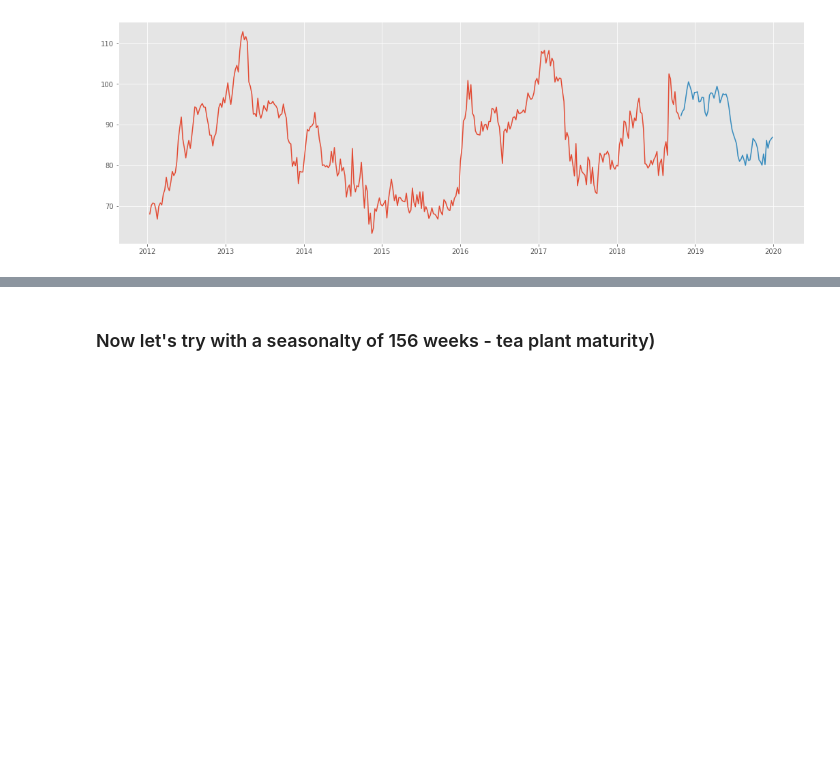
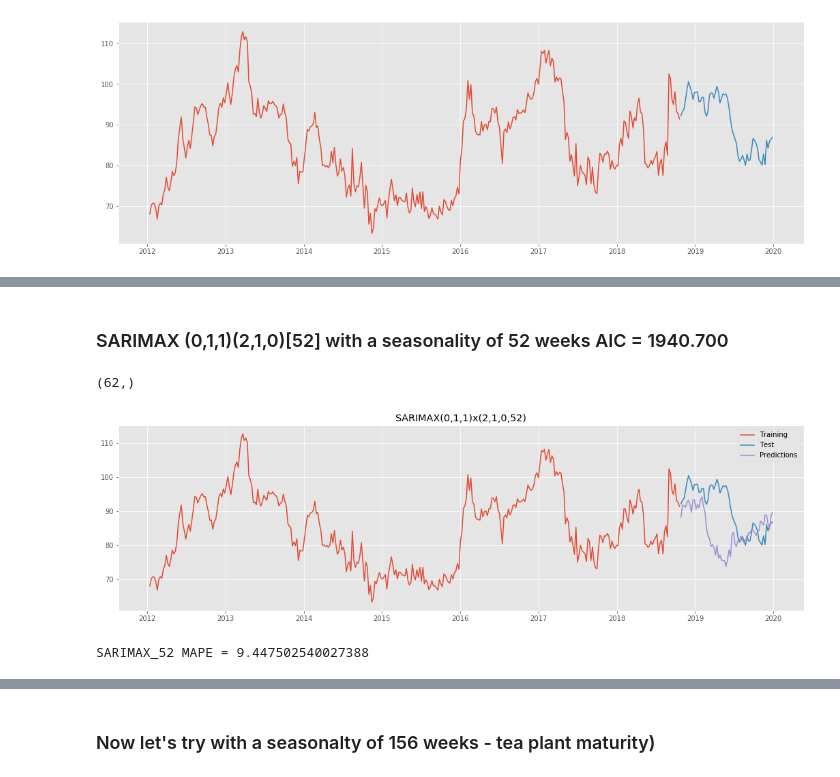
Before and after one commit to ArunMitra/Wholesale-Tea-Price-Prediction, a Jupyter notebook: Notebooks/tea_model_exploration_SARIMAX.ipynb, the cells around one changed output, grey strips where cells are left out. Saved outputs shown, nothing was run; the diff lists cells and outputs as text; code cells hidden in the pictures; blank space fills up the shorter version.

```diff
--- a/Notebooks/tea_model_exploration_SARIMAX.ipynb
+++ b/Notebooks/tea_model_exploration_SARIMAX.ipynb
@@ -480,0 +369,19 @@ _ = sm.graphics.tsa.plot_acf(SARIMAX_price_model.resid(), ax=ax)
+# %% [markdown]
+### SARIMAX (0,1,1)(2,1,0)[52] with a seasonality of 52 weeks AIC = 1940.700
+# %%
+predictions = pd.DataFrame(SARIMAX_52_price_model.predict(n_periods=62),index=price_series_test.index)
+predictions.columns = ['predicted_price']
+predictions.index.shape
+# %% [output]
+(62,)
+# %%
+plt.figure(figsize=(18,5))
+plt.plot(price_series_train, label='Training')
+plt.plot(price_series_test, label='Test')
+plt.plot(predictions.index, predictions, label='Predictions')
+plt.legend(loc='Left corner')
+plt.title('SARIMAX(0,1,1)x(2,1,0,52)')
+plt.savefig('../Images/SARIMAX(0,1,1)x(2,1,0,52)')
+plt.show()
+# %% [output]
+[figure, added]
@@ -480,0 +393,4 @@ _ = sm.graphics.tsa.plot_acf(SARIMAX_price_model.resid(), ax=ax)
+# %%
+print(f'SARIMAX_52 MAPE = {mape(price_series_test, predictions)}')
+# %% [output]
+SARIMAX_52 MAPE = 9.447502540027388
```
Also changed, not shown: parts of 75 cells of this notebook, 24 other files.
